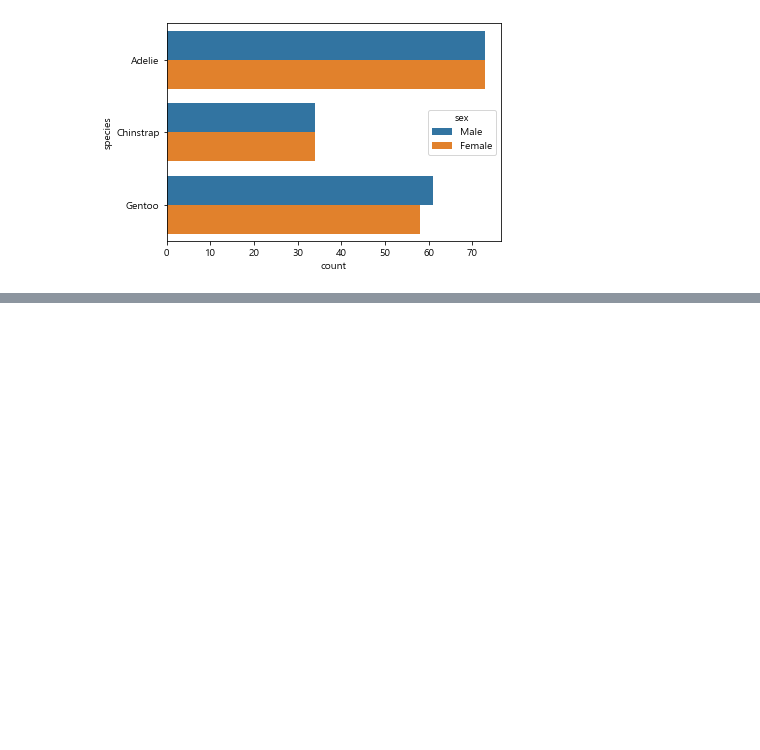
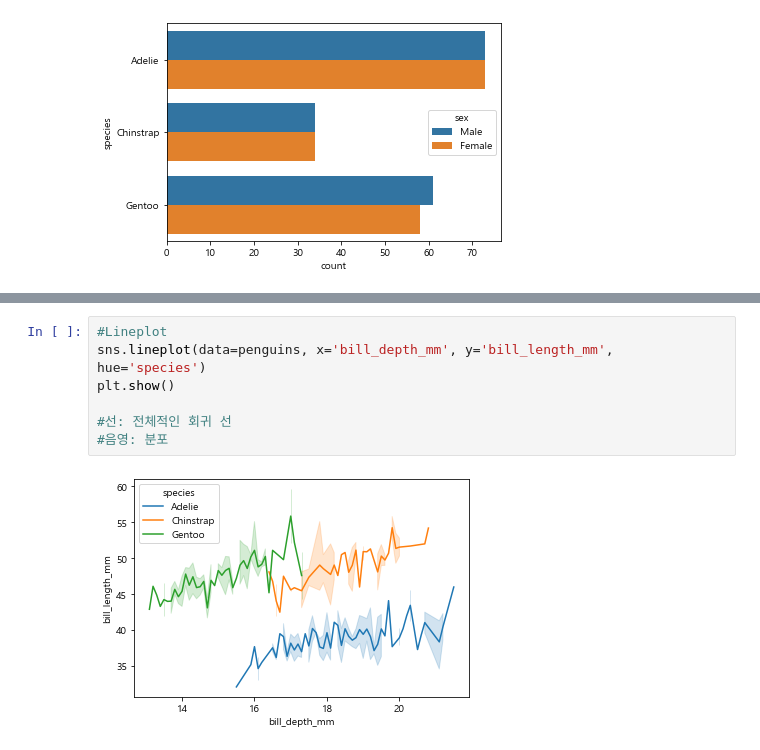
Before and after one commit to eeyeji/Python_Library, a Jupyter notebook: 4일차/penguins.ipynb, the cells around one changed output, grey strips where cells are left out. Cells and saved outputs as stored; diff of their text form; blank space fills up the shorter version.

```diff
--- a/4일차/penguins.ipynb
+++ b/4일차/penguins.ipynb
@@ -56,0 +64,9 @@ plt.show()
+# %%
+#Lineplot
+sns.lineplot(data=penguins, x='bill_depth_mm', y='bill_length_mm', hue='species')
+plt.show()
+
+#선: 전체적인 회귀 선
+#음영: 분포
+# %% [output]
+[figure, added]
```
Also changed, not shown: parts of 5 cells of this notebook.
